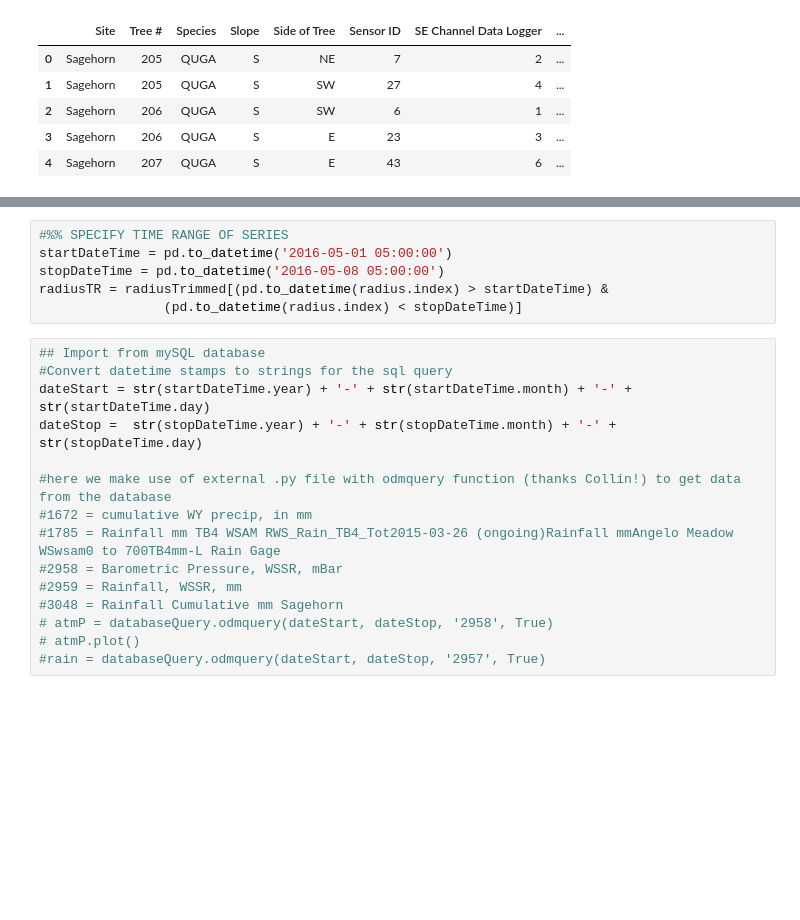
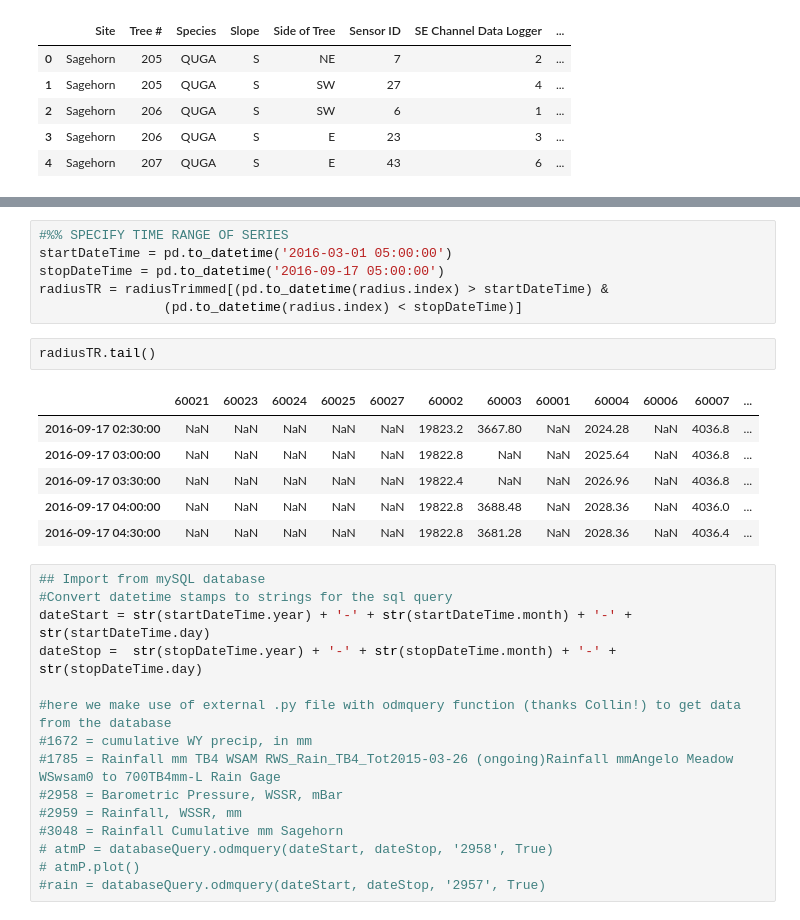
Before and after one commit to jessehahm/Piston-Dendrometer, a Jupyter notebook: Piston Dendrometer.ipynb, the cells around one changed output, grey strips where cells are left out. Saved outputs shown, nothing was run; the diff lists cells and outputs as text; blank space fills up the shorter version.

```diff
--- a/Piston Dendrometer.ipynb
+++ b/Piston Dendrometer.ipynb
@@ -71,9 +71,18 @@ radiusTrimmed.plot()
 # %%
 #%% SPECIFY TIME RANGE OF SERIES
-startDateTime = pd.to_datetime('2016-05-01 05:00:00')
-stopDateTime = pd.to_datetime('2016-05-08 05:00:00')
+startDateTime = pd.to_datetime('2016-03-01 05:00:00')
+stopDateTime = pd.to_datetime('2016-09-17 05:00:00')
 radiusTR = radiusTrimmed[(pd.to_datetime(radius.index) > startDateTime) &
                 (pd.to_datetime(radius.index) < stopDateTime)]
+# %%
+radiusTR.tail()
+# %% [output]
+|  | 60021 | 60023 | 60024 | 60025 | 60027 | 60002 | 60003 | 60001 | 60004 | 60006 | 60007 | ... |
+| 2016-09-17 02:30:00 | NaN | NaN | NaN | NaN | NaN | 19823.2 | 3667.80 | NaN | 2024.28 | NaN | 4036.8 | ... |
+| 2016-09-17 03:00:00 | NaN | NaN | NaN | NaN | NaN | 19822.8 | NaN | NaN | 2025.64 | NaN | 4036.8 | ... |
+| 2016-09-17 03:30:00 | NaN | NaN | NaN | NaN | NaN | 19822.4 | NaN | NaN | 2026.96 | NaN | 4036.8 | ... |
+| 2016-09-17 04:00:00 | NaN | NaN | NaN | NaN | NaN | 19822.8 | 3688.48 | NaN | 2028.36 | NaN | 4036.0 | ... |
+| 2016-09-17 04:30:00 | NaN | NaN | NaN | NaN | NaN | 19822.8 | 3681.28 | NaN | 2028.36 | NaN | 4036.4 | ... |
 # %%
 ## Import from mySQL database
 #Convert datetime stamps to strings for the sql query
```
Also changed, not shown: parts of 4 cells of this notebook, 4 other files.
